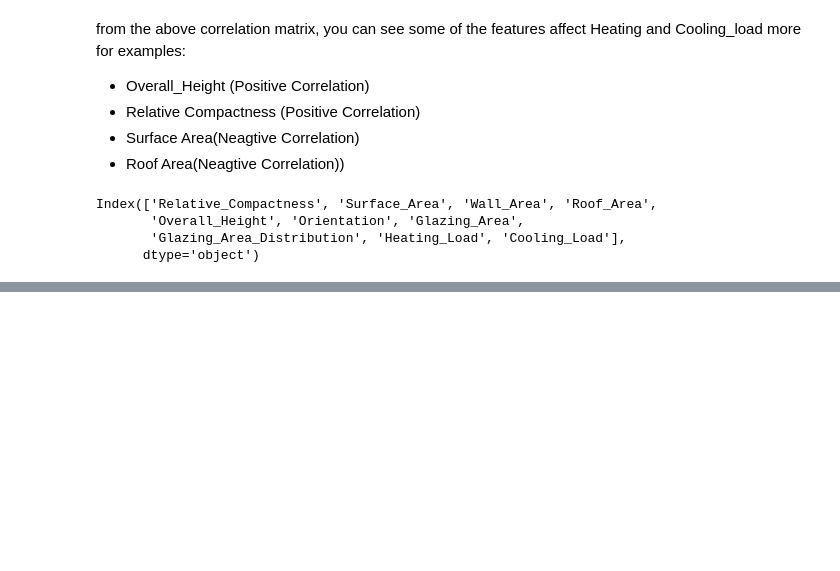
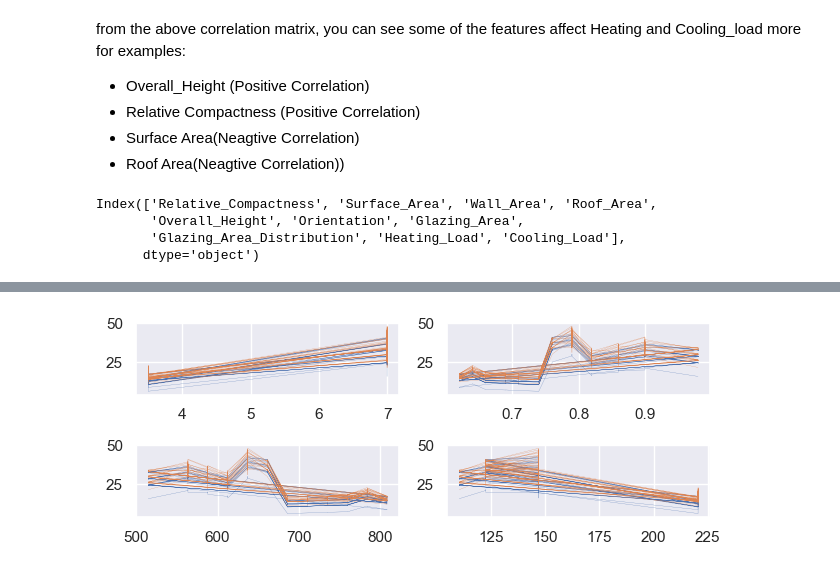
Before and after one commit to JanMeow/ML-cases, a Jupyter notebook: 2301ML/ML_Energy_Efficiency_Housing/ML_Energy_efficiency_informed by Geometry.ipynb, the cells around one changed output, grey strips where cells are left out. Drawn from its saved outputs; the diff is of its cells as text; code cells hidden in the pictures; blank space fills up the shorter version.

```diff
--- a/2301ML/ML_Energy_Efficiency_Housing/ML_Energy_efficiency_informed by Geometry.ipynb
+++ b/2301ML/ML_Energy_Efficiency_Housing/ML_Energy_efficiency_informed by Geometry.ipynb
@@ -168,0 +169,15 @@ Index(['Relative_Compactness', 'Surface_Area', 'Wall_Area', 'Roof_Area',
+# %%
+# # #Chart for certain features
+import matplotlib.pyplot as plt
+key_list =['Overall_Height', 'Relative_Compactness', 'Surface_Area', 'Roof_Area']
+k = 0
+
+for i in key_list:
+    plt.subplot(4,2,k+1)
+    plt.plot(df[i], df['Heating_Load'], linewidth = 0.15)
+    plt.plot(df[i], df['Cooling_Load'],linewidth = 0.15)
+    k+=1
+
+plt.tight_layout()
+# %% [output]
+[figure, added]
```
Also changed, not shown: parts of 23 cells of this notebook.
